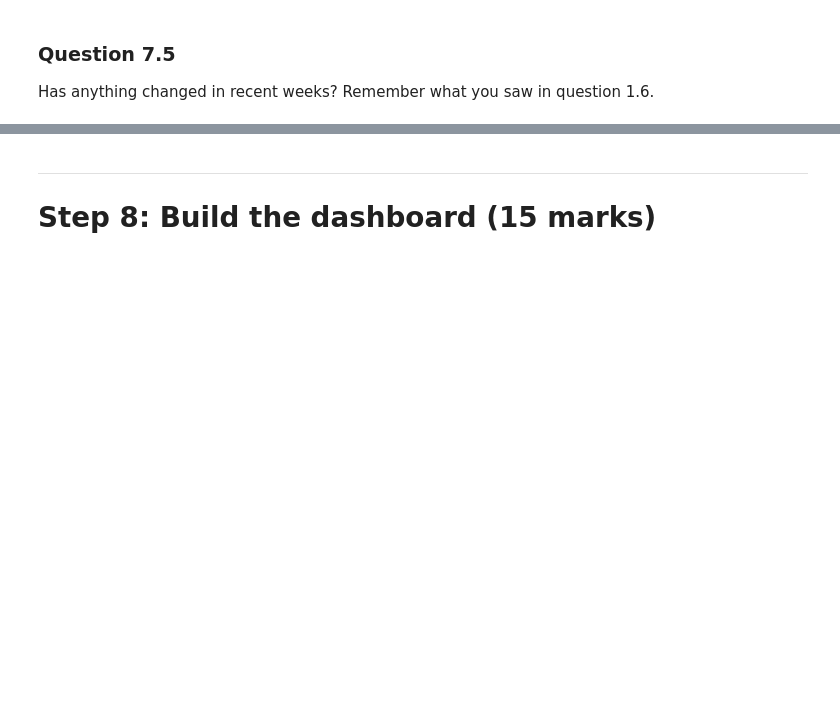
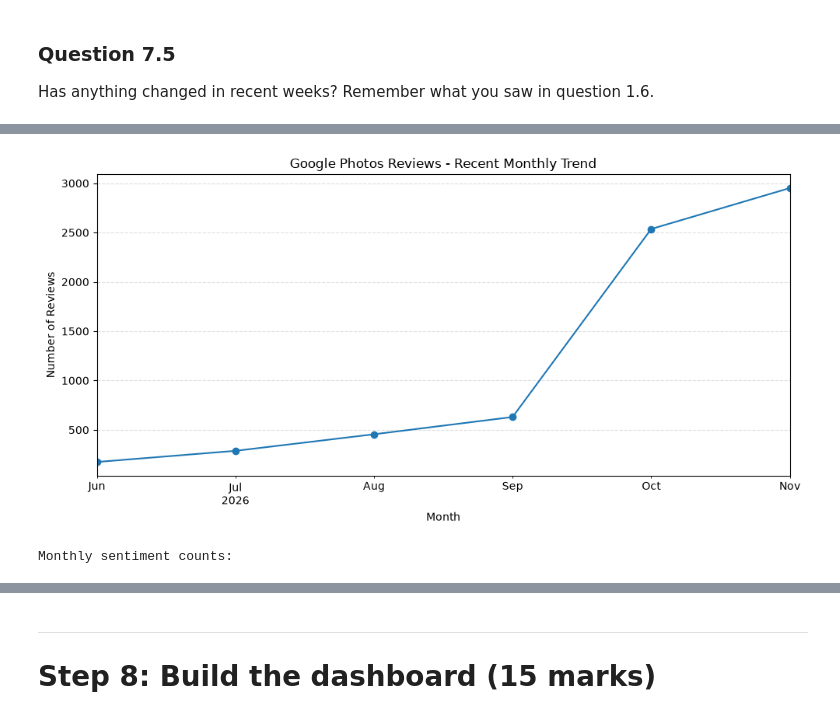
Before and after one commit to vishal0205/Google-Photo-Review-Analyser-, a Jupyter notebook: Review_Analyser_Starter.ipynb, the cells around one changed output, grey strips where cells are left out. Cells and saved outputs as stored; diff of their text form; code cells hidden in the pictures; blank space fills up the shorter version.

```diff
--- a/Review_Analyser_Starter.ipynb
+++ b/Review_Analyser_Starter.ipynb
@@ -2804,3 +3119,81 @@ Find reviews where the star rating and the sentiment disagree (for example 5 sta
 Has anything changed in recent weeks? Remember what you saw in question 1.6.
 # %%
 # Your code here
+
+# Count reviews per month
+monthly_reviews = (
+    df.set_index("review_date")
+    .resample("ME")
+    .size()
+)
+
+# Display the latest 6 months
+recent_months = monthly_reviews.tail(6)
+
+print("Recent monthly review counts:")
+display(recent_months.to_frame(name="Review Count"))
+
+# Calculate percentage change from previous month
+monthly_change = recent_months.pct_change() * 100
+
+print("\nMonth-on-month percentage change:")
+display(monthly_change.round(2).to_frame(name="Change (%)"))
+
+# Plot recent monthly review activity
+plt.figure(figsize=(10, 5))
+
+recent_months.plot(kind="line", marker="o")
+
+plt.title("Google Photos Reviews - Recent Monthly Trend")
+plt.xlabel("Month")
+plt.ylabel("Number of Reviews")
+plt.grid(True, linestyle="--", alpha=0.4)
+
+plt.tight_layout()
+plt.show()
+
+
+# Question 7.5 - Monthly Good, Bad and Neutral Reviews
+
+# Group reviews by month and sentiment
+monthly_sentiment = (
+    df_labelled
+    .assign(month=pd.to_datetime(df_labelled["review_date"]).dt.to_period("M"))
+    .groupby(["month", "sentiment_group"])
+    .size()
+    .unstack(fill_value=0)
+)
+
+# Get the latest 6 months
+recent_sentiment = monthly_sentiment.tail(6)
+
+# Ensure all sentiment groups are present
+recent_sentiment = recent_sentiment.reindex(
+    columns=["Good", "Bad", "Neutral"],
+    fill_value=0
+)
+
+print("Monthly sentiment counts:")
+display(recent_sentiment)
+
+# Plot monthly sentiment distribution
+recent_sentiment.plot(
+    kind="line",
+    marker="o",
+    figsize=(10, 5)
+)
+
+plt.title("Monthly Good, Bad and Neutral Reviews")
+plt.xlabel("Month")
+plt.ylabel("Number of Reviews")
+plt.grid(True, linestyle="--", alpha=0.4)
+plt.tight_layout()
+plt.show()
+# Calculate sentiment percentages for each month
+recent_sentiment_pct = (
+    recent_sentiment.div(recent_sentiment.sum(axis=1), axis=0) * 100
+)
+
+print("Monthly sentiment percentages:")
+display(recent_sentiment_pct.round(2))
+# %% [output]
@@ -2806,0 +3218,2 @@ Has anything changed in recent weeks? Remember what you saw in question 1.6.
+[figure, added]
+Monthly sentiment counts:
```
Also changed, not shown: parts of 10 cells of this notebook.
